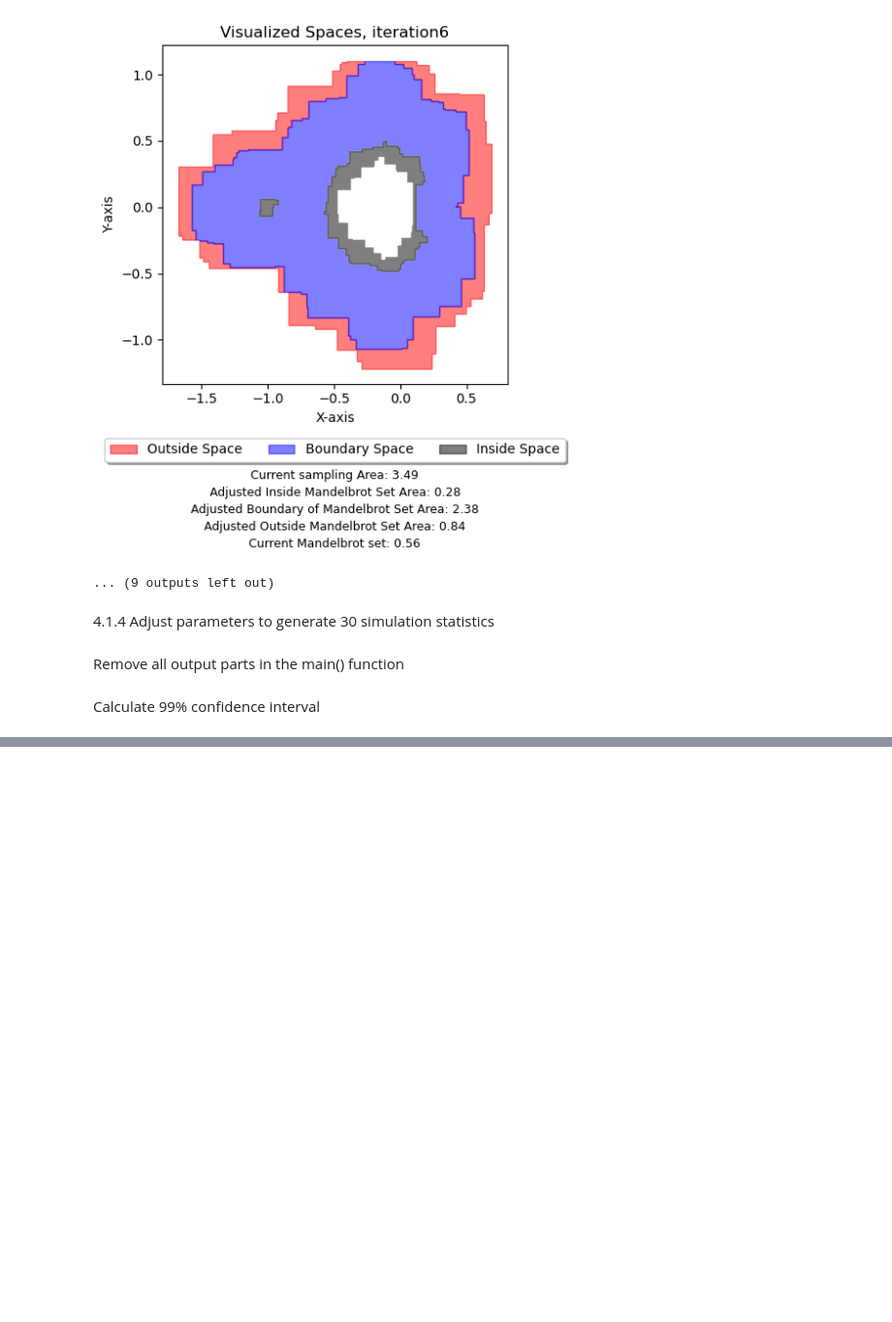
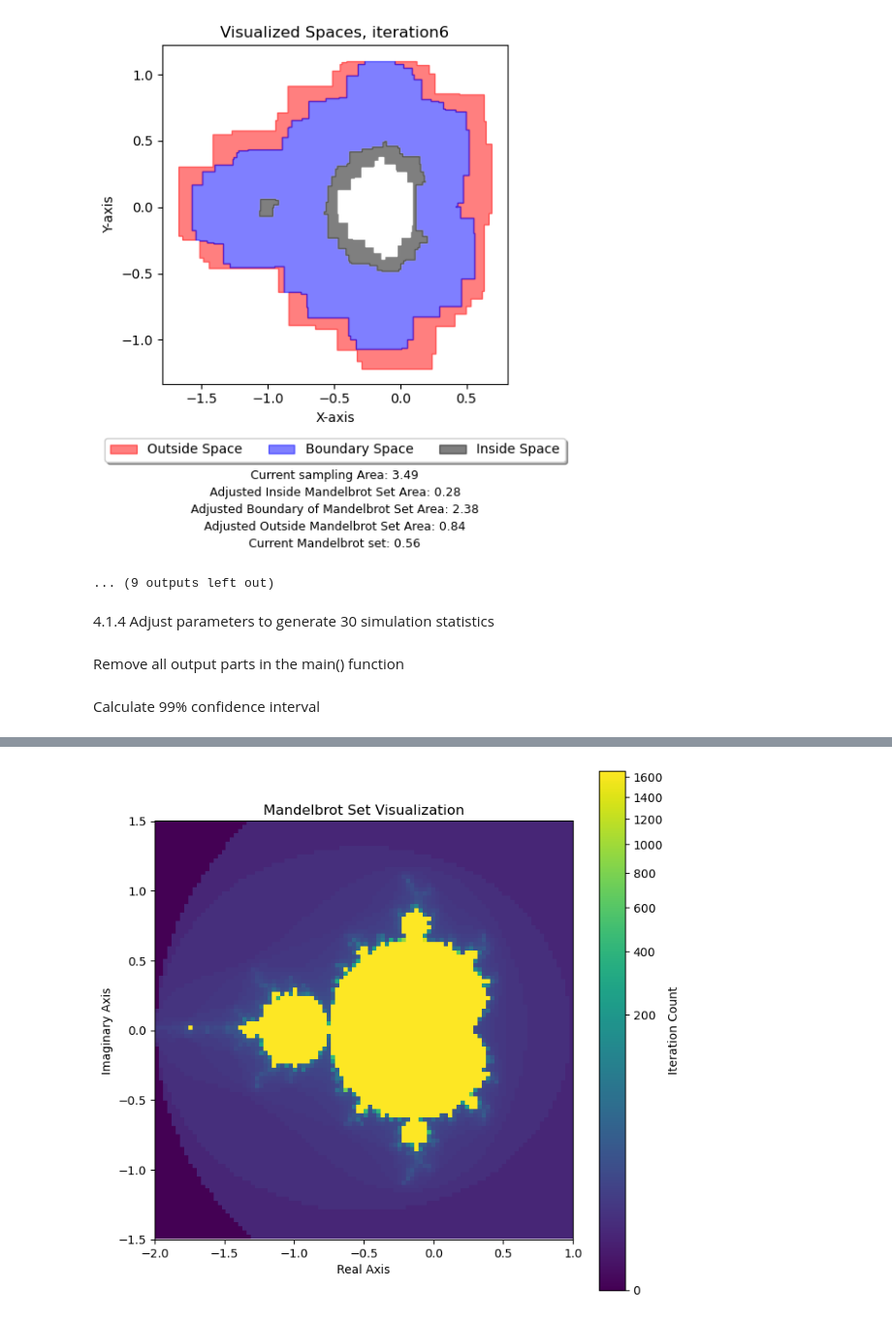
Before and after one commit to Ly-MX15/Stochastic_simulation, a Jupyter notebook: YuanLu/Q4 11.19.ipynb, the cells around one changed output, grey strips where cells are left out. Shown at 97% size. Saved outputs shown, nothing was run; the diff lists cells and outputs as text; code cells hidden in the pictures; blank space fills up the shorter version.

```diff
--- a/YuanLu/Q4 11.19.ipynb
+++ b/YuanLu/Q4 11.19.ipynb
@@ -807,0 +963,79 @@ print("99% Confidence Interval:", confidence_interval)
+# %%
+sample_size = 100
+x_range = [-2, 1]
+y_range = [-1.5, 1.5]
+init_threshold = 50
+in_area, bound_area, out_area = 0,0,0
+# Calculate the number of points on each side
+points_per_side = sample_size
+
+# Generate uniformly distributed points within the specified range
+x_values = np.linspace(x_range[0], x_range[1], points_per_side)
+y_values = np.linspace(y_range[0], y_range[1], points_per_side)
+
+# Iteratively calculate each point
+results = []
+for x in x_values:
+    for y in y_values:
+        c = complex(x, y)
+        iteration = mandelbrot(c, max_iter)
+        results.append((x, y, iteration))
+
+# Define a structured data type to store the x range, y range and number of iterations of each point
+dtype = [('x_range', float, (2,)), ('y_range', float, (2,)), ('iteration', int)]
+
+# Create a structured array to store these values
+structured_grid = np.zeros((points_per_side, points_per_side), dtype=dtype)
+
+# Calculate the x and y range of each point and the number of iterations
+for i, x in enumerate(x_values):
+    for j, y in enumerate(y_values):
+        c = complex(x + (1/points_per_side/2), y + (1/points_per_side/2))
+        iteration = mandelbrot(c, max_iter)
+
+        # Calculate the range of x and y
+        x_range = [x_values[0] + (i/points_per_side) * (x_values[-1] - x_values[0]),
+                   x_values[0] + ((i+1)/points_per_side) * (x_values[-1] - x_values[0])]
+        y_range = [y_values[0] + (j/points_per_side) * (y_values[-1] - y_values[0]),
+                   y_values[0] + ((j+1)/points_per_side) * (y_values[-1] - y_values[0])]
+
+        # Store these values in a structured array
+        structured_grid[j, i] = (x_range, y_range, iteration)
+
+#Initialize counter
+count_less_than_threshold = 0
+count_between_threshold_and_max_iter = 0
+count_equal_max_iter = 0
+
+# Traverse structured_grid to calculate the number of elements
+for i in range(points_per_side):
+    for j in range(points_per_side):
+        iteration = structured_grid['iteration'][j, i]
+        if iteration < init_threshold:
+            count_less_than_threshold += 1
+        elif init_threshold <= iteration < max_iter:
+            count_between_threshold_and_max_iter += 1
+        elif iteration == max_iter:
+            count_equal_max_iter += 1
+
+in_area += count_equal_max_iter / sample_size / sample_size * 9
+out_area += count_less_than_threshold / sample_size / sample_size * 9
+bound_area = count_between_threshold_and_max_iter / sample_size / sample_size * 9
+
+# Extract iteration number data for plotting
+iteration_data = structured_grid['iteration']
+
+# Create a color map where higher iterations correspond to darker colors
+cmap = plt.cm.viridis
+norm = mcolors.PowerNorm(0.3, vmin=iteration_data.min(), vmax=iteration_data.max())
+
+# Draw the Mandelbrot set
+plt.figure(figsize=(8, 8))
+plt.imshow(iteration_data, cmap=cmap, norm=norm, extent=[-2, 1, -1.5, 1.5])
+plt.colorbar(label='Iteration Count')
+plt.title('Mandelbrot Set Visualization')
+plt.xlabel('Real Axis')
+plt.ylabel('Imaginary Axis')
+plt.show()
+# %% [output]
+[figure, added]
```
Also changed, not shown: parts of 22 cells of this notebook, 2 other files.
